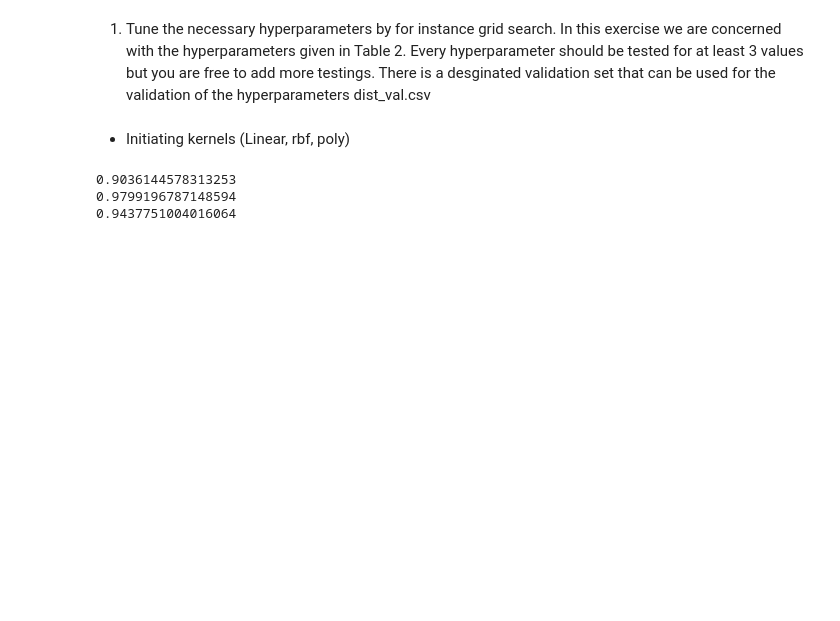
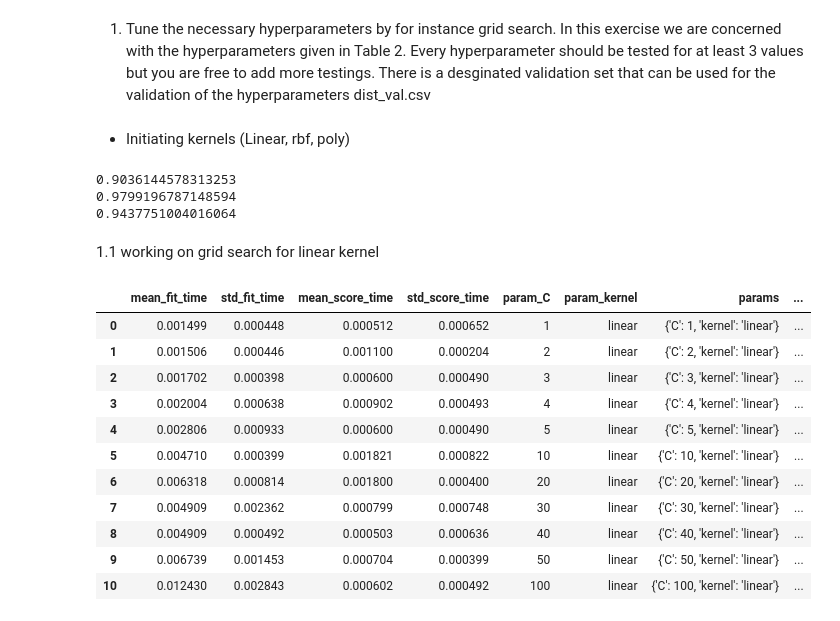
Before and after one commit to djolodjolo23/machine_learning_a3, a Jupyter notebook: Exercise1.ipynb, the cells around one changed output. Cells and saved outputs as stored; diff of their text form; code cells hidden in the pictures; blank space fills up the shorter version.

```diff
--- a/Exercise1.ipynb
+++ b/Exercise1.ipynb
@@ -50,3 +50,27 @@ for kernel in kernels:
 0.9036144578313253
 0.9799196787148594
 0.9437751004016064
+# %% [markdown]
+1.1 working on grid search for linear kernel
+# %%
+clf = GridSearchCV(SVC(), {
+    'kernel': ['linear'],
+    'C': [1, 2, 3, 4, 5, 10, 20, 30, 40, 50, 100]
+}, cv=5, return_train_score=False)
+clf.fit(X, y)
+df = pd.DataFrame(clf.cv_results_)
+best_hyperparameters_linear = df[df['rank_test_score'] == 1]['params']
+df
+# %% [output]
+|  | mean_fit_time | std_fit_time | mean_score_time | std_score_time | param_C | param_kernel | params | ... |
+| 0 | 0.001499 | 0.000448 | 0.000512 | 0.000652 | 1 | linear | {'C': 1, 'kernel': 'linear'} | ... |
+| 1 | 0.001506 | 0.000446 | 0.001100 | 0.000204 | 2 | linear | {'C': 2, 'kernel': 'linear'} | ... |
+| 2 | 0.001702 | 0.000398 | 0.000600 | 0.000490 | 3 | linear | {'C': 3, 'kernel': 'linear'} | ... |
+| 3 | 0.002004 | 0.000638 | 0.000902 | 0.000493 | 4 | linear | {'C': 4, 'kernel': 'linear'} | ... |
+| 4 | 0.002806 | 0.000933 | 0.000600 | 0.000490 | 5 | linear | {'C': 5, 'kernel': 'linear'} | ... |
+| 5 | 0.004710 | 0.000399 | 0.001821 | 0.000822 | 10 | linear | {'C': 10, 'kernel': 'linear'} | ... |
+| 6 | 0.006318 | 0.000814 | 0.001800 | 0.000400 | 20 | linear | {'C': 20, 'kernel': 'linear'} | ... |
+| 7 | 0.004909 | 0.002362 | 0.000799 | 0.000748 | 30 | linear | {'C': 30, 'kernel': 'linear'} | ... |
+| 8 | 0.004909 | 0.000492 | 0.000503 | 0.000636 | 40 | linear | {'C': 40, 'kernel': 'linear'} | ... |
+| 9 | 0.006739 | 0.001453 | 0.000704 | 0.000399 | 50 | linear | {'C': 50, 'kernel': 'linear'} | ... |
+| 10 | 0.012430 | 0.002843 | 0.000602 | 0.000492 | 100 | linear | {'C': 100, 'kernel': 'linear'} | ... |
```
Also changed, not shown: parts of 8 cells of this notebook.
